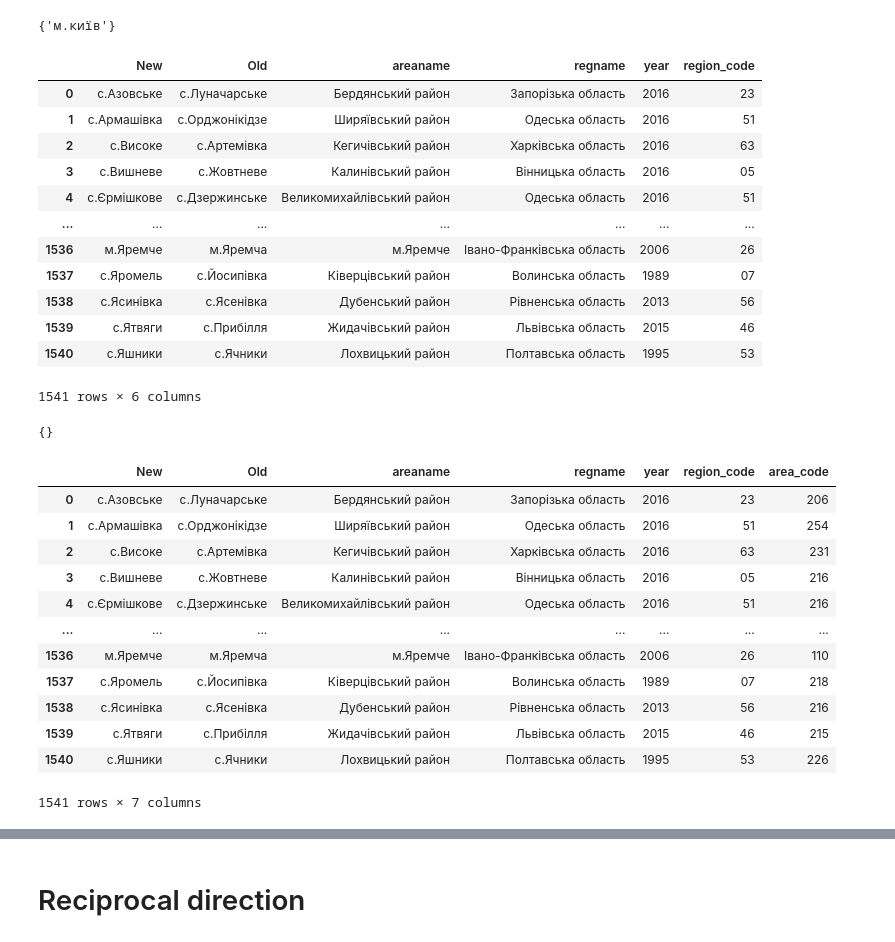
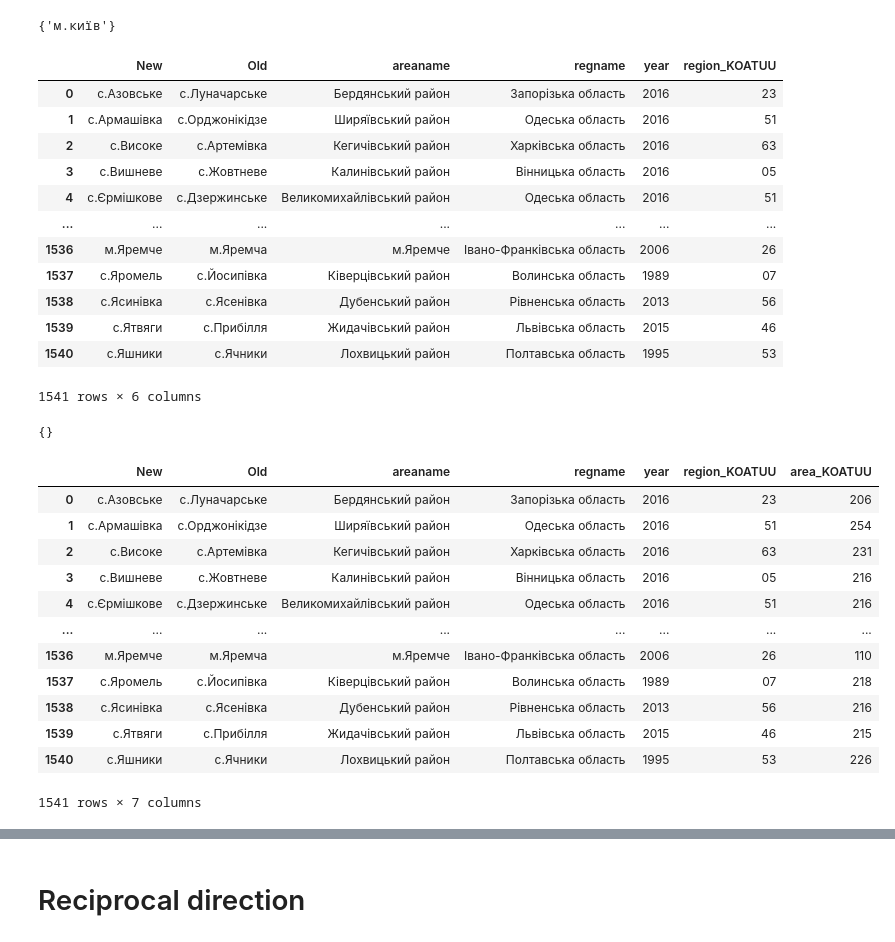
Before and after one commit to DataResponsibly/ZNO-Dataset, a Jupyter notebook: notebooks/students_level/Territory.ipynb, the cells around one changed output, grey strips where cells are left out. Drawn from its saved outputs; the diff is of its cells as text; code cells hidden in the pictures.

```diff
--- a/notebooks/students_level/Territory.ipynb
+++ b/notebooks/students_level/Territory.ipynb
@@ -167,6 +183,6 @@ len(eie_orig_new['areaname_new'].unique())
 625
 # %%
 for city in renam.dct_cities:
-    code2020.loc[(code2020['local_code'] == '00000') & (code2020['reg_name'].str.lower() == city), 'reg_name'] = renam.dct_cities[city]
+    code2020.loc[(code2020['local_KOATUU'] == '00000') & (code2020['name_KOATUU'].str.lower() == city), 'name_KOATUU'] = renam.dct_cities[city]
 # %%
 for ray in renam.kyiv_dict:
@@ -212,9 +228,9 @@ eie_orig_new_2['tername_new']
 2201115       с.Заболотці
 2201116        с.Павлівка
 Name: tername_new, Length: 2201117, dtype: object
-# %%
-eie_orig_new_2['code'] = eie_orig_new_2['region_code']+eie_orig_new_2['area_code']
-code2020['code'] = code2020['region_code']+code2020['area_code']
+# %%
+eie_area['code'] = eie_area['region_KOATUU']+eie_area['area_KOATUU']
+code2020['code'] = code2020['region_KOATUU']+code2020['area_KOATUU']
 # %%
 renaming = pd.read_csv('Renaming.csv')
 renaming
@@ -237,11 +253,11 @@ set(code2020[code2020.area_code == '000'].reg_name.str.lower())^set(renaming.reg
 # %% [output]
 {'м.київ'}
 # %%
-renam_code = renaming.merge(code2020[['region_code']], left_on=renaming['regname'].str.lower(), right_on=code2020['reg_name'].str.lower(), how='left')
+renam_code = renaming.merge(code2020[['region_KOATUU']], left_on=renaming['regname'].str.lower(), right_on=code2020['name_KOATUU'].str.lower(), how='left')
 renam_code = renam_code.drop('key_0', axis=1)
 renam_code
 # %% [output]
-|  | New | Old | areaname | regname | year | region_code |
+|  | New | Old | areaname | regname | year | region_KOATUU |
 | 0 | с.Азовське | с.Луначарське | Бердянський район | Запорізька область | 2016 | 23 |
 | 1 | с.Армашівка | с.Орджонікідзе | Ширяївський район | Одеська область | 2016 | 51 |
 | 2 | с.Високе | с.Артемівка | Кегичівський район | Харківська область | 2016 | 63 |
@@ -264,11 +280,11 @@ print(dct)
 # %% [output]
 {}
 # %%
-renam_code = renam_code.merge(code2020[['area_code']], left_on=[renam_code['region_code'], renam_code['areaname'].str.lower()], right_on=[code2020['region_code'], code2020['reg_name'].str.lower()], how='left')
+renam_code = renam_code.merge(code2020[['area_KOATUU']], left_on=[renam_code['region_KOATUU'], renam_code['areaname'].str.lower()], right_on=[code2020['region_KOATUU'], code2020['name_KOATUU'].str.lower()], how='left')
 renam_code = renam_code.drop(columns = ['key_0', 'key_1'], axis=1)
 renam_code
 # %% [output]
-|  | New | Old | areaname | regname | year | region_code | area_code |
+|  | New | Old | areaname | regname | year | region_KOATUU | area_KOATUU |
 | 0 | с.Азовське | с.Луначарське | Бердянський район | Запорізька область | 2016 | 23 | 206 |
 | 1 | с.Армашівка | с.Орджонікідзе | Ширяївський район | Одеська область | 2016 | 51 | 254 |
 | 2 | с.Високе | с.Артемівка | Кегичівський район | Харківська область | 2016 | 63 | 231 |
```
Also changed, not shown: parts of 123 cells of this notebook.
